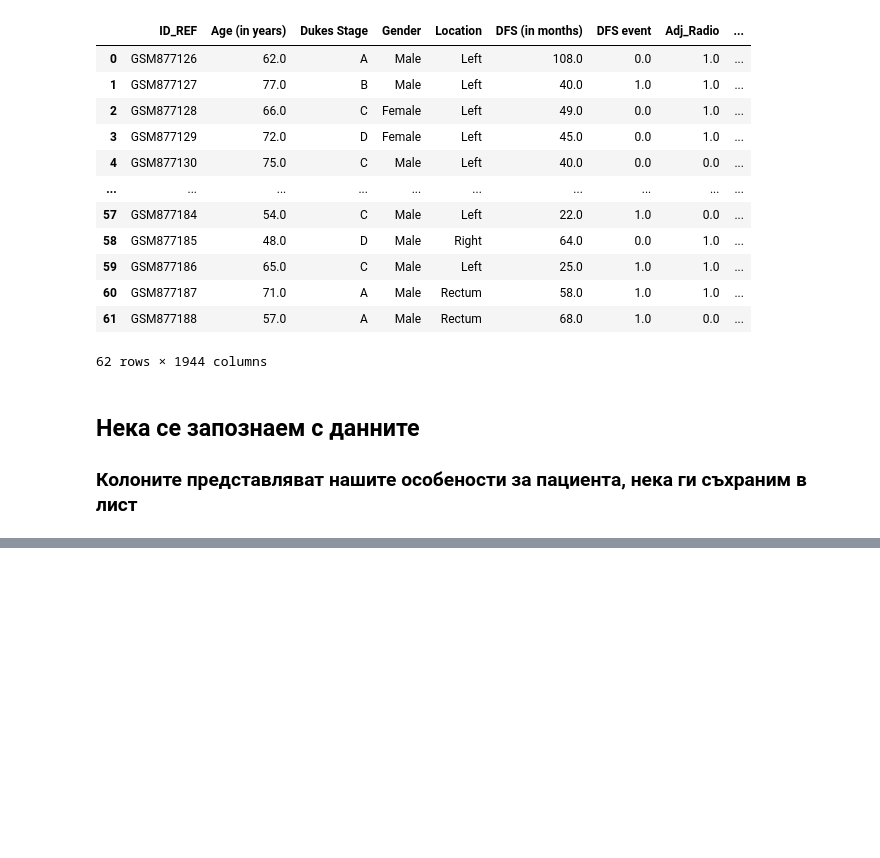
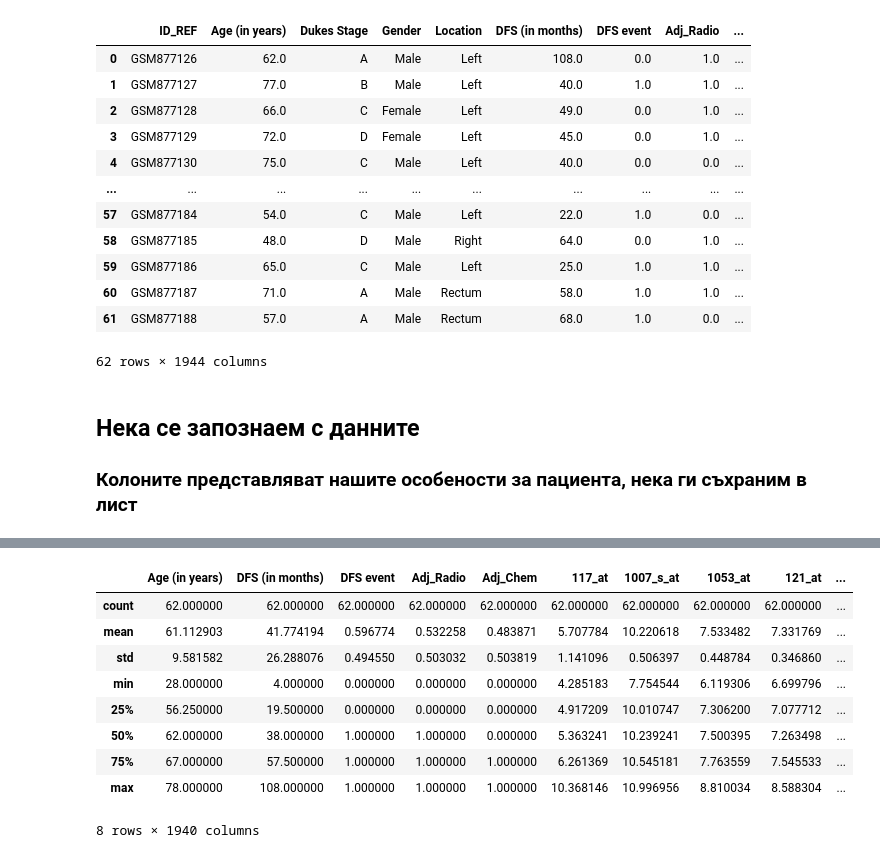
Before and after one commit to BorislavKrumov/colorectal-cancer, a Jupyter notebook: Colorectal Cancer DFS Classification.ipynb, the cells around one changed output, grey strips where cells are left out. Drawn from its saved outputs; the diff is of its cells as text; code cells hidden in the pictures; blank space fills up the shorter version.

```diff
--- a/Colorectal Cancer DFS Classification.ipynb
+++ b/Colorectal Cancer DFS Classification.ipynb
@@ -75 +73,14 @@ features_patients
  ...]
+# %%
+df_patients[features_patients].describe()
+# %% [output]
+|  | Age (in years) | DFS (in months) | DFS event | Adj_Radio | Adj_Chem | 117_at | 1007_s_at | 1053_at | 121_at | ... |
+| count | 62.000000 | 62.000000 | 62.000000 | 62.000000 | 62.000000 | 62.000000 | 62.000000 | 62.000000 | 62.000000 | ... |
+| mean | 61.112903 | 41.774194 | 0.596774 | 0.532258 | 0.483871 | 5.707784 | 10.220618 | 7.533482 | 7.331769 | ... |
+| std | 9.581582 | 26.288076 | 0.494550 | 0.503032 | 0.503819 | 1.141096 | 0.506397 | 0.448784 | 0.346860 | ... |
+| min | 28.000000 | 4.000000 | 0.000000 | 0.000000 | 0.000000 | 4.285183 | 7.754544 | 6.119306 | 6.699796 | ... |
+| 25% | 56.250000 | 19.500000 | 0.000000 | 0.000000 | 0.000000 | 4.917209 | 10.010747 | 7.306200 | 7.077712 | ... |
+| 50% | 62.000000 | 38.000000 | 1.000000 | 1.000000 | 0.000000 | 5.363241 | 10.239241 | 7.500395 | 7.263498 | ... |
+| 75% | 67.000000 | 57.500000 | 1.000000 | 1.000000 | 1.000000 | 6.261369 | 10.545181 | 7.763559 | 7.545533 | ... |
+| max | 78.000000 | 108.000000 | 1.000000 | 1.000000 | 1.000000 | 10.368146 | 10.996956 | 8.810034 | 8.588304 | ... |
+8 rows × 1940 columns
```
Also changed, not shown: parts of 23 cells of this notebook, 1 other file.
